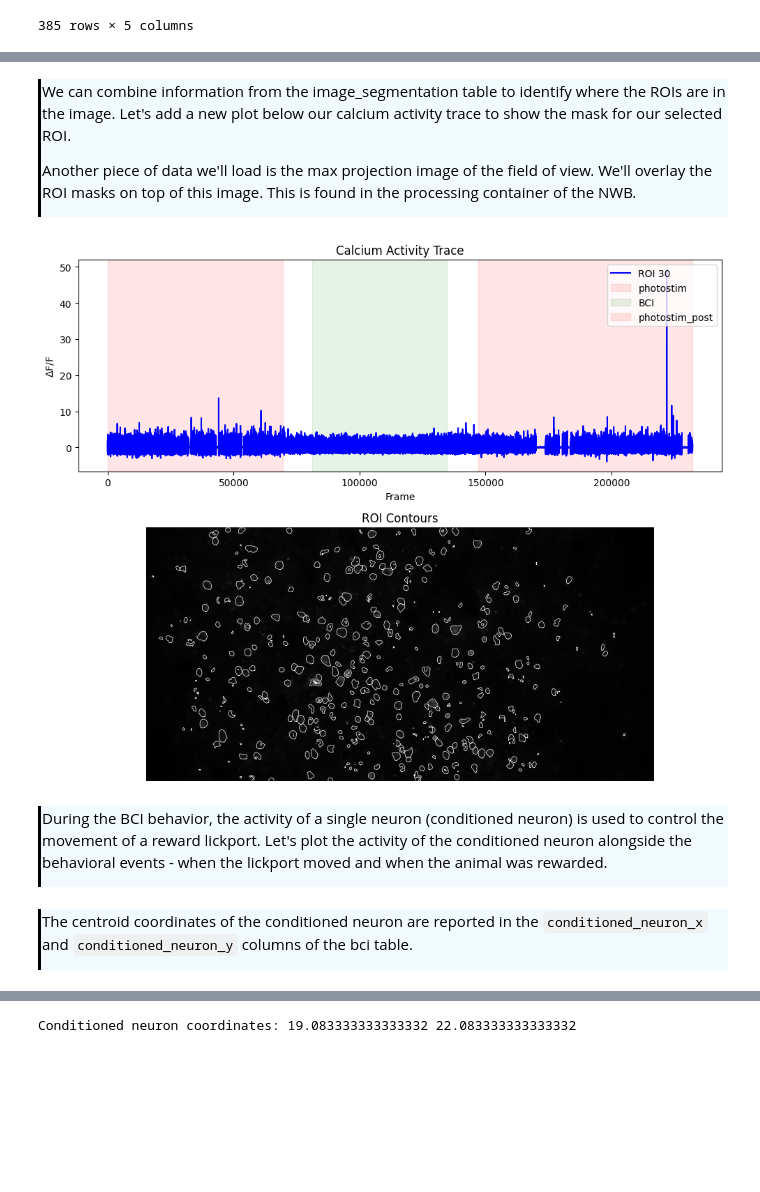
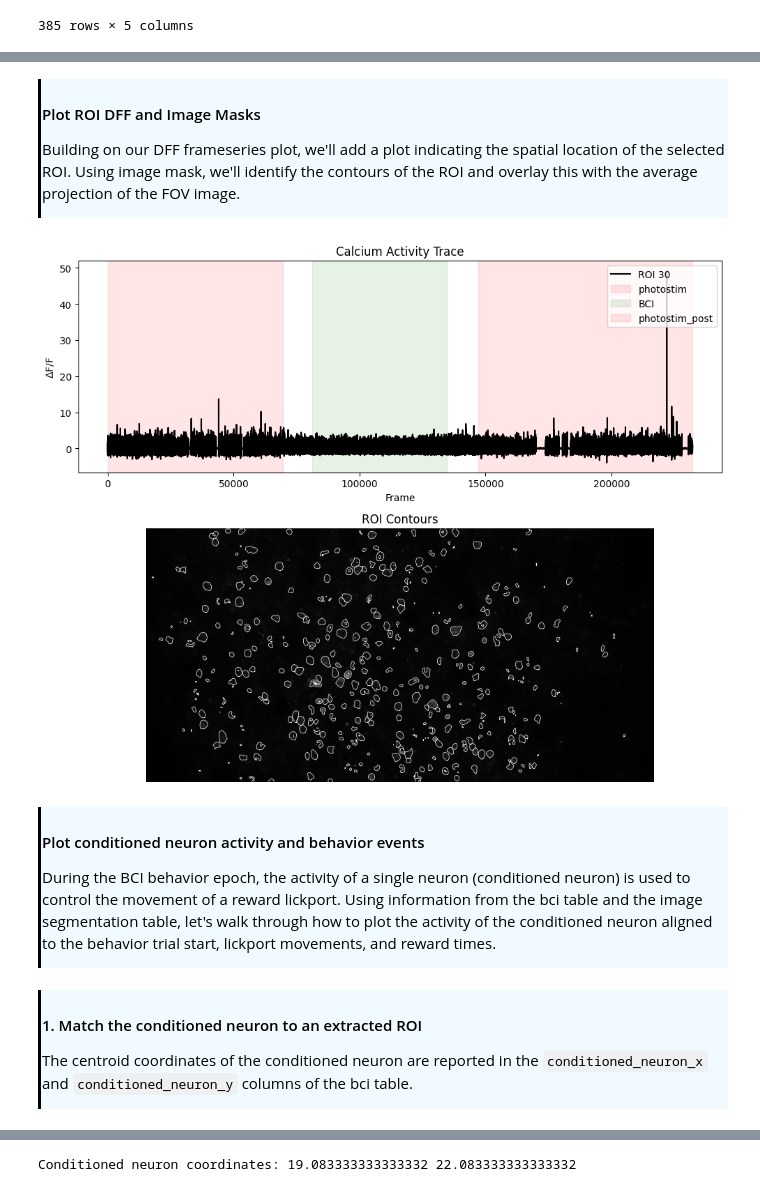
Before and after one commit to AllenNeuralDynamics/AIND-CNC-BCI-Workshop, a Jupyter notebook: code/load_data.ipynb, the cells around one changed output, grey strips where cells are left out. Cells and saved outputs as stored; diff of their text form; code cells hidden in the pictures; blank space fills up the shorter version.

```diff
--- a/code/load_data.ipynb
+++ b/code/load_data.ipynb
@@ -337,10 +337,12 @@ epoch_table
 
 #### Plot calcium activity for a select ROI with stimulus epochs overlaid.
 # %%
-# Building on our previous frameseries plot, we'll add shading for the stimulus epochs.
+# Plot dff for select ROI
+plt.rcParams["figure.figsize"] = (10, 4)
 
-plt.plot(dff[:, ROI], label=f'ROI {ROI}', color='blue')
+plt.plot(dff[:, ROI], label=f'ROI {ROI}', color='black')
 
+# Add shaded regions for stimulus epochs
 stim_names = ['photostim','BCI','photostim_post']
 colors = ['red','green','red']
 for c,stim_name in enumerate(stim_names):
@@ -390,58 +409,59 @@ image_segmentation
 # %% [markdown]
 <div style="border-left: 3px solid #000; padding: 1px; padding-left: 10px; background: #F0FAFF; ">
 
-We can combine information from the image_segmentation table to identify where the ROIs are in the image. Let's add a new plot below our calcium activity trace to show the mask for our selected ROI.
+#### Plot ROI DFF and Image Masks
 
-Another piece of data we'll load is the max projection image of the field of view. We'll overlay the ROI masks on top of this image. This is found in the processing container of the NWB.
+Building on our DFF frameseries plot, we'll add a plot indicating the spatial location of the selected ROI. Using image mask, we'll identify the contours of the ROI and overlay this with the average projection of the FOV image.
 # %%
-# Parameters
-
-# Select new ROI
-
-# Image data for FOV
+# FOV image data to underlay with image mask contours
 image = nwbfile.processing["processed"].data_interfaces["images"].images["average_projection"].data[:]  # shape: (H, W)
 
-# Create figure with two vertically stacked plots
+# Figure parameters for vertically stacked plots
 fig, (ax1, ax2) = plt.subplots(2, 1, figsize=(10, 8), height_ratios=[1, 1.2])
 
-# Top: Calcium trace plot
-ax1.plot(dff[:, ROI], label=f'ROI {ROI}', color='blue')
+# Top Plot: ROI DFF
+ax1.plot(dff[:, ROI], label=f'ROI {ROI}', color='black')
 
+# Top Plot: Shaded regions for stimulus epochs
 stim_names = ['photostim','BCI','photostim_post']
 colors = ['red','green','red']
 for c,stim_name in enumerate(stim_names):
     stim = epoch_table[epoch_table.stim_name==stim_name]
     for j in range(len(stim)):
         ax1.axvspan(xmin=stim.start_frame.iloc[j], xmax=stim.stop_frame.iloc[j], color=colors[c], alpha=0.1, label = stim_name)
 
 ax1.set_ylabel(r'$\Delta$F/F')
 ax1.set_xlabel('Frame')
 ax1.set_title('Calcium Activity Trace')
 ax1.legend(loc='upper right')
 
-# Bottom: Grayscale image with ROI contours
+# Bottom plot: Grayscale image with ROI contours
 ax2.imshow(image, cmap='gray')
 ax2.set_title('ROI Contours')
 ax2.axis('off')
 
 # Overlay ROI contours
 for i, mask in enumerate(image_segmentation.image_mask):
     mask_array = np.array(mask)
     contours = measure.find_contours(mask_array, level=0.5)
     for contour in contours:
         color = 'yellow' if i == ROI else 'white'
         linewidth = 2.0 if i == ROI else 0.5
         ax2.plot(contour[:, 1], contour[:, 0], color=color, linewidth=linewidth)
 
 plt.tight_layout()
 plt.show()
 # %% [output]
-[figure, old version]
+[figure, new version]
 # %% [markdown]
 <div style="border-left: 3px solid #000; padding: 1px; padding-left: 10px; background: #F0FAFF; ">
 
-During the BCI behavior, the activity of a single neuron (conditioned neuron) is used to control the movement of a reward lickport. Let's plot the activity of the conditioned neuron alongside the behavioral events - when the lickport moved and when the animal was rewarded.
+#### Plot conditioned neuron activity and behavior events
+
+During the BCI behavior epoch, the activity of a single neuron (conditioned neuron) is used to control the movement of a reward lickport. Using information from the bci table and the image segmentation table, let's walk through how to plot the activity of the conditioned neuron aligned to the behavior trial start, lickport movements, and reward times.
 # %% [markdown]
 <div style="border-left: 3px solid #000; padding: 1px; padding-left: 10px; background: #F0FAFF; ">
 
+#### 1. Match the conditioned neuron to an extracted ROI
+
 The centroid coordinates of the conditioned neuron are reported in the `conditioned_neuron_x` and `conditioned_neuron_y` columns of the bci table.
```
Also changed, not shown: parts of 7 cells of this notebook.
